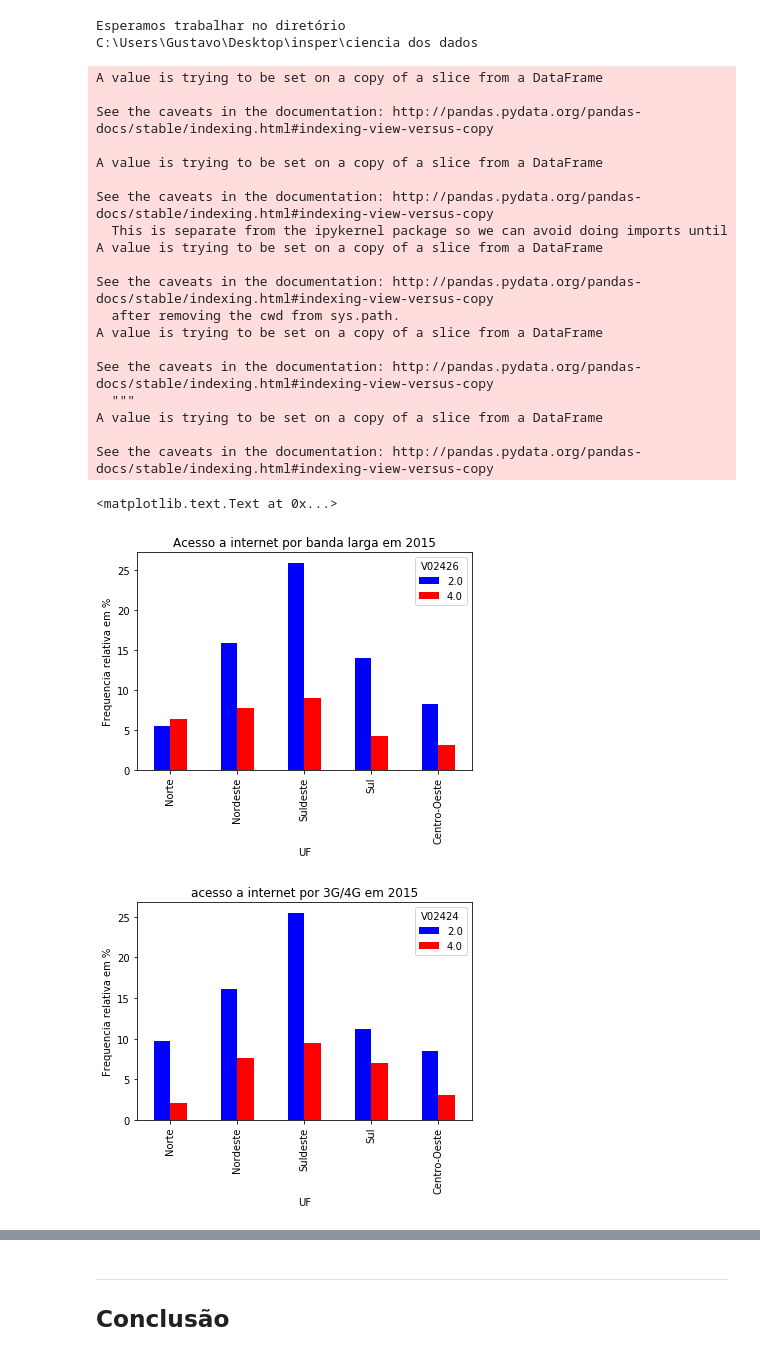
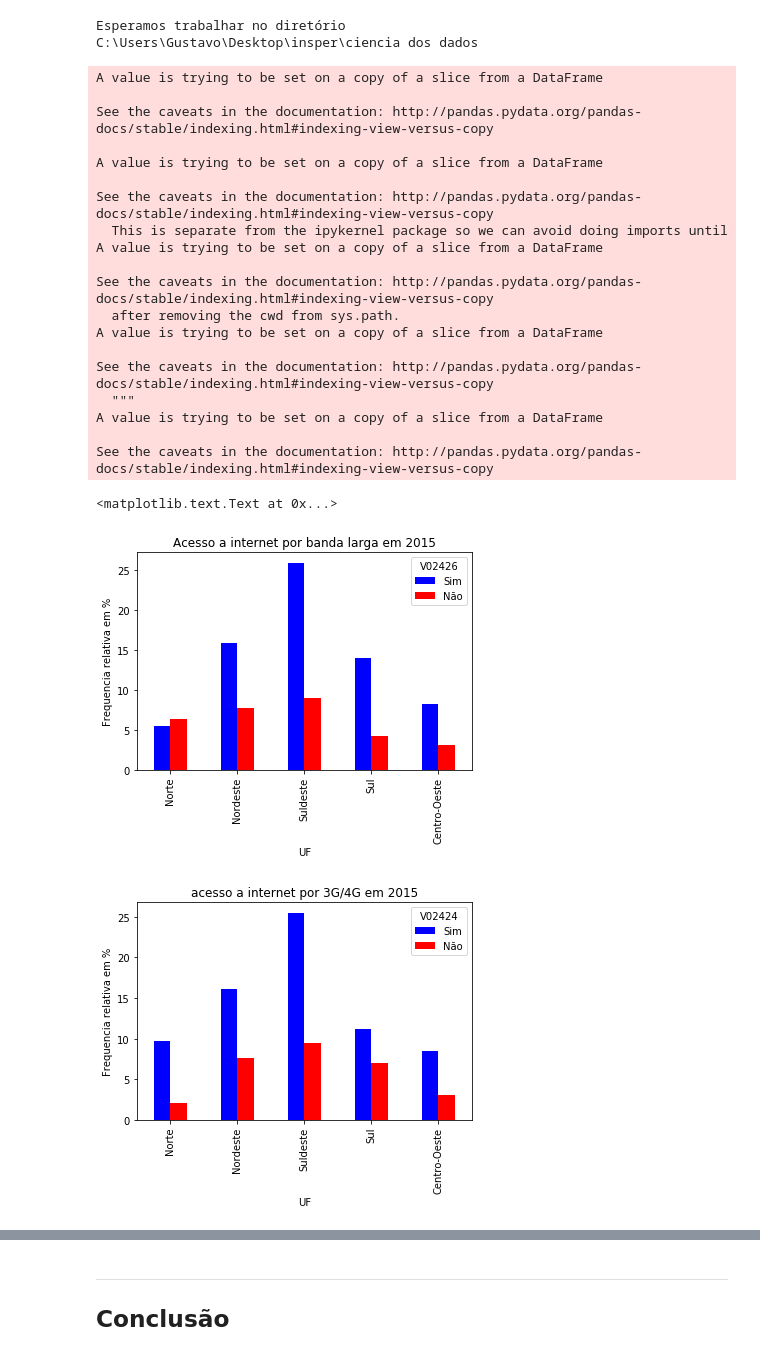
Before and after one commit to gubenites/Ciencia-dos-Dados, a Jupyter notebook: Projeto1 Layout.ipynb, the cells around one changed output, grey strips where cells are left out. Saved outputs shown, nothing was run; the diff lists cells and outputs as text; code cells hidden in the pictures.

```diff
--- a/Projeto1 Layout.ipynb
+++ b/Projeto1 Layout.ipynb
@@ -44,6 +44,10 @@ dados.UF[(dados.UF >=40) & (dados.UF <=49)]= [40]
 dados.UF[(dados.UF >=50) & (dados.UF <=59)]= [50]
 dados.UF=dados.UF.astype("category")
 dados.UF.cat.categories=("Norte","Nordeste","Suldeste","Sul","Centro-Oeste")
+dados.V02426=dados.V02426.astype("category")
+dados.V02426.cat.categories=("Sim","Não")
+dados.V02424=dados.V02424.astype("category")
+dados.V02424.cat.categories=("Sim","Não")
 
 ct1=pd.crosstab([dados.UF],[dados.V02426],normalize=True)
 soma2=ct1.sum().sum()
@@ -54,35 +58,35 @@ plt.ylabel('Frequencia relativa em %')
 plt.title('Acesso a internet por banda larga em 2015')
 
 ct=pd.crosstab([dados.UF],[dados.V02424], normalize=True)
 soma=ct.sum().sum()
 ct*100/soma
 ct = (ct/ct.sum().sum()*100).round(decimals=5)
 ct.plot(kind='bar',color=('blue','red'))
 plt.ylabel('Frequencia relativa em %')
 plt.title('acesso a internet por 3G/4G em 2015')
 # %% [output]
 A value is trying to be set on a copy of a slice from a DataFrame
 
 See the caveats in the documentation: http://pandas.pydata.org/pandas-docs/stable/indexing.html#indexing-view-versus-copy
 
 A value is trying to be set on a copy of a slice from a DataFrame
 
 See the caveats in the documentation: http://pandas.pydata.org/pandas-docs/stable/indexing.html#indexing-view-versus-copy
   This is separate from the ipykernel package so we can avoid doing imports until
 A value is trying to be set on a copy of a slice from a DataFrame
 
 See the caveats in the documentation: http://pandas.pydata.org/pandas-docs/stable/indexing.html#indexing-view-versus-copy
   after removing the cwd from sys.path.
 A value is trying to be set on a copy of a slice from a DataFrame
 
 See the caveats in the documentation: http://pandas.pydata.org/pandas-docs/stable/indexing.html#indexing-view-versus-copy
   """
 A value is trying to be set on a copy of a slice from a DataFrame
 
 See the caveats in the documentation: http://pandas.pydata.org/pandas-docs/stable/indexing.html#indexing-view-versus-copy
 <matplotlib.text.Text at 0x...>
-[figure, old version]
+[figure, new version]
-[figure, old version]
+[figure, new version]
 # %%
 pd.to_numeric(dados2.UF)
 dados2.UF[(dados2.UF >=10) & (dados2.UF <=19)]= [10]
```
Also changed, not shown: parts of 2 cells of this notebook.
